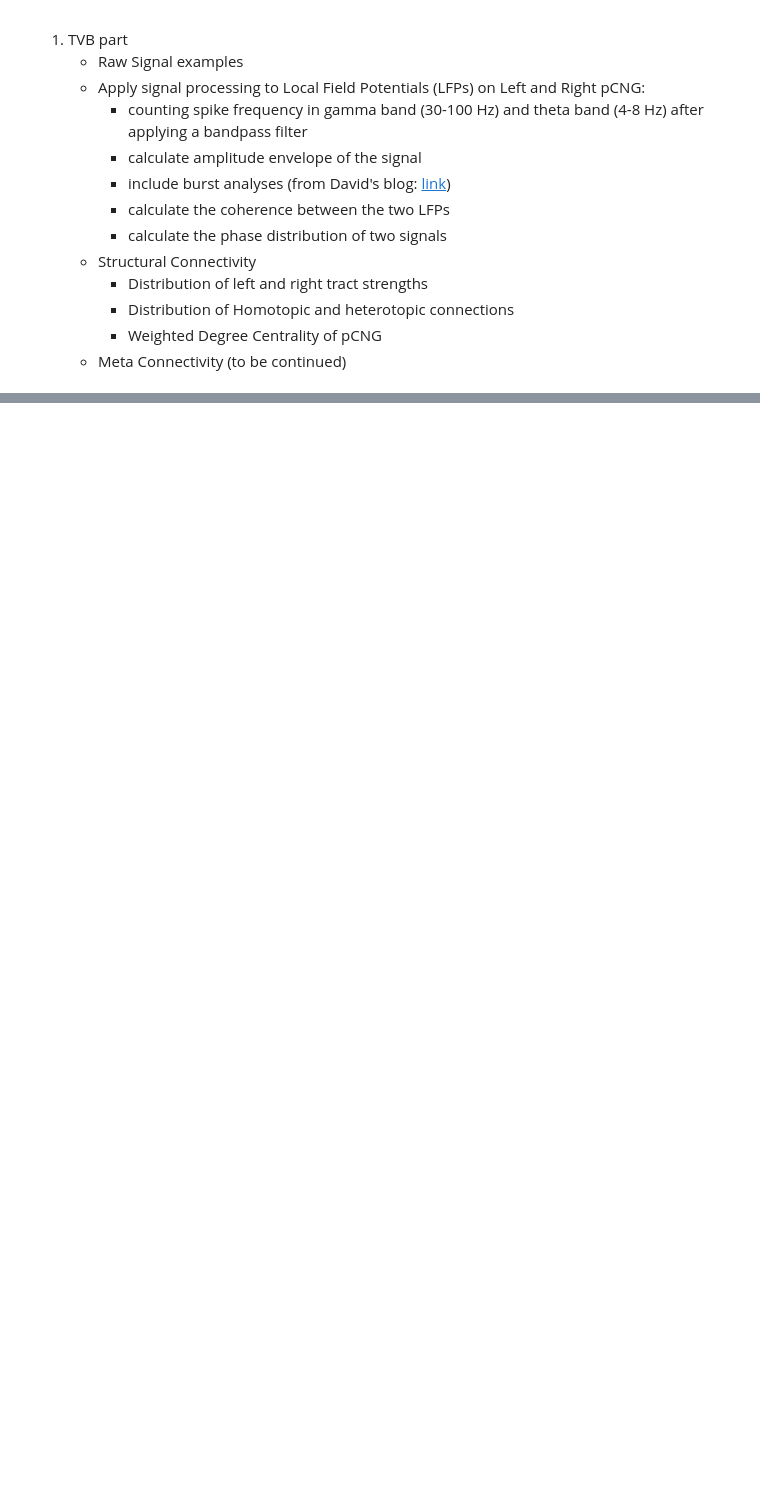
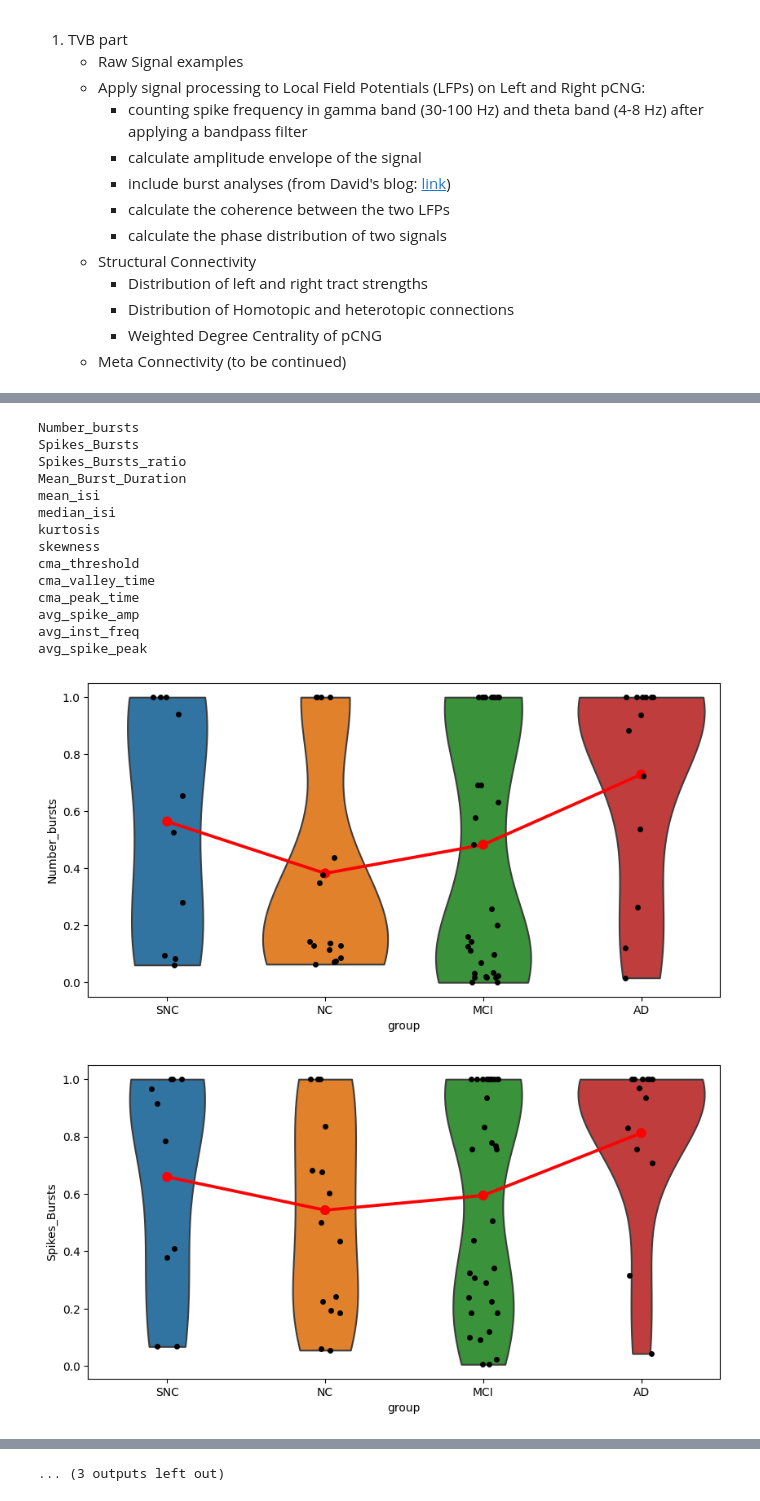
Before and after one commit to yilewang/tvbdemos, a Jupyter notebook: asymmetry_project/ALL_ANALYSES.ipynb, the cells around one changed output, grey strips where cells are left out. Saved outputs shown, nothing was run; the diff lists cells and outputs as text; code cells hidden in the pictures; blank space fills up the shorter version.

```diff
--- a/asymmetry_project/ALL_ANALYSES.ipynb
+++ b/asymmetry_project/ALL_ANALYSES.ipynb
@@ -35,0 +191,29 @@ from tvbtools.tools import burst_detection
+# %%
+# bursts_results_left = pd.read_csv(pjoin(basedir, "bursts_results_left.csv"))
+# bursts_results_right = pd.read_csv(pjoin(basedir, "bursts_results_right.csv"))
+# ta = bursts_results_left
+# col = ta.columns[3:]
+
+for var in col:
+    figure = plt.figure(figsize=(10, 5))
+    print(var)
+    sns.violinplot(x=bursts_results_left.group, y=abs(bursts_results_right[var] - bursts_results_left[var])/(bursts_results_right[var] + bursts_results_left[var]), cut=0, inner = None)
+    sns.stripplot(x=bursts_results_left.group, y=abs(bursts_results_right[var] - bursts_results_left[var])/(bursts_results_right[var] + bursts_results_left[var]), dodge=True, jitter=True, color='black')
+    sns.pointplot(x=bursts_results_left.group, y=abs(bursts_results_right[var] - bursts_results_left[var])/(bursts_results_right[var] + bursts_results_left[var]), color='r', errorbar=None)
+# %% [output]
+Number_bursts
+Spikes_Bursts
+Spikes_Bursts_ratio
+Mean_Burst_Duration
+mean_isi
+median_isi
+kurtosis
+skewness
+cma_threshold
+cma_valley_time
+cma_peak_time
+avg_spike_amp
+avg_inst_freq
+avg_spike_peak
+[figure, added]
+[figure, added]
@@ -35,0 +229 @@ from tvbtools.tools import burst_detection
+... (3 outputs left out)
```
Also changed, not shown: parts of 7 cells of this notebook, 1 other file.
